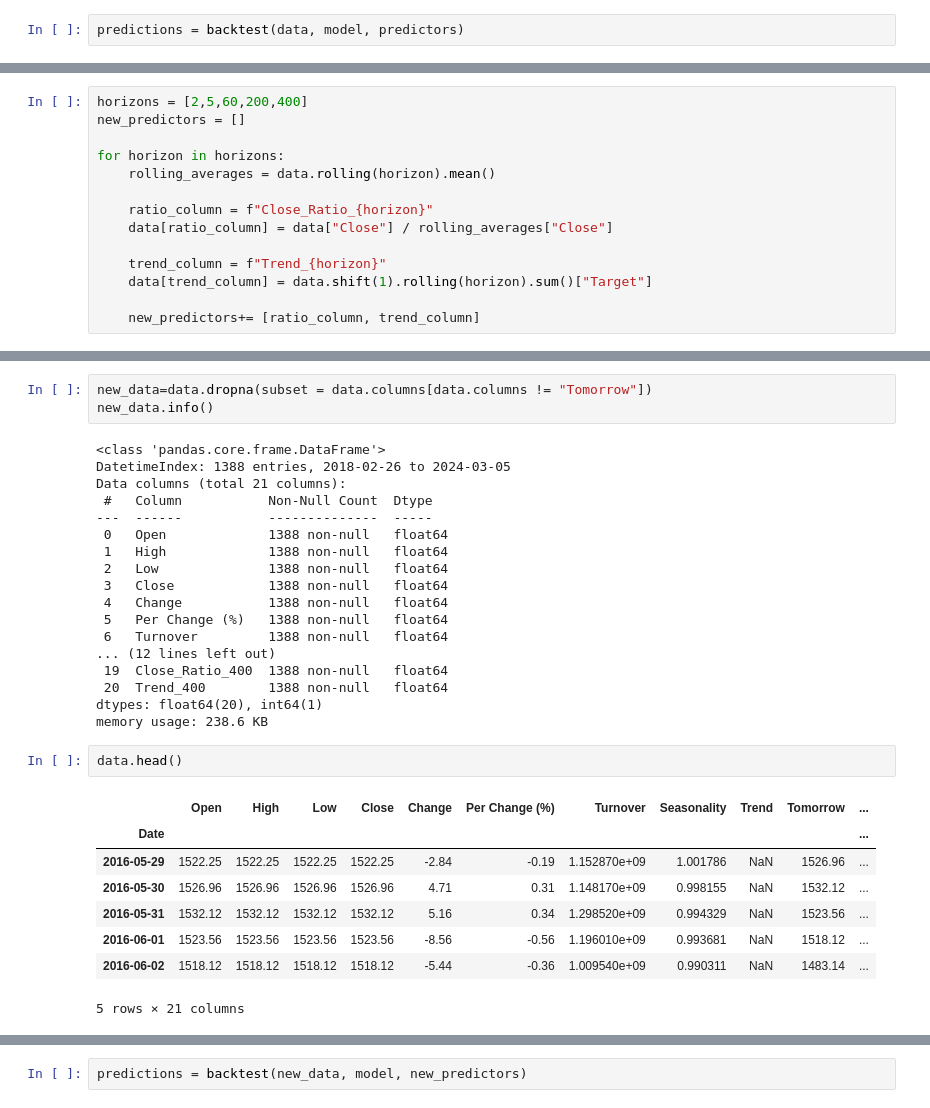
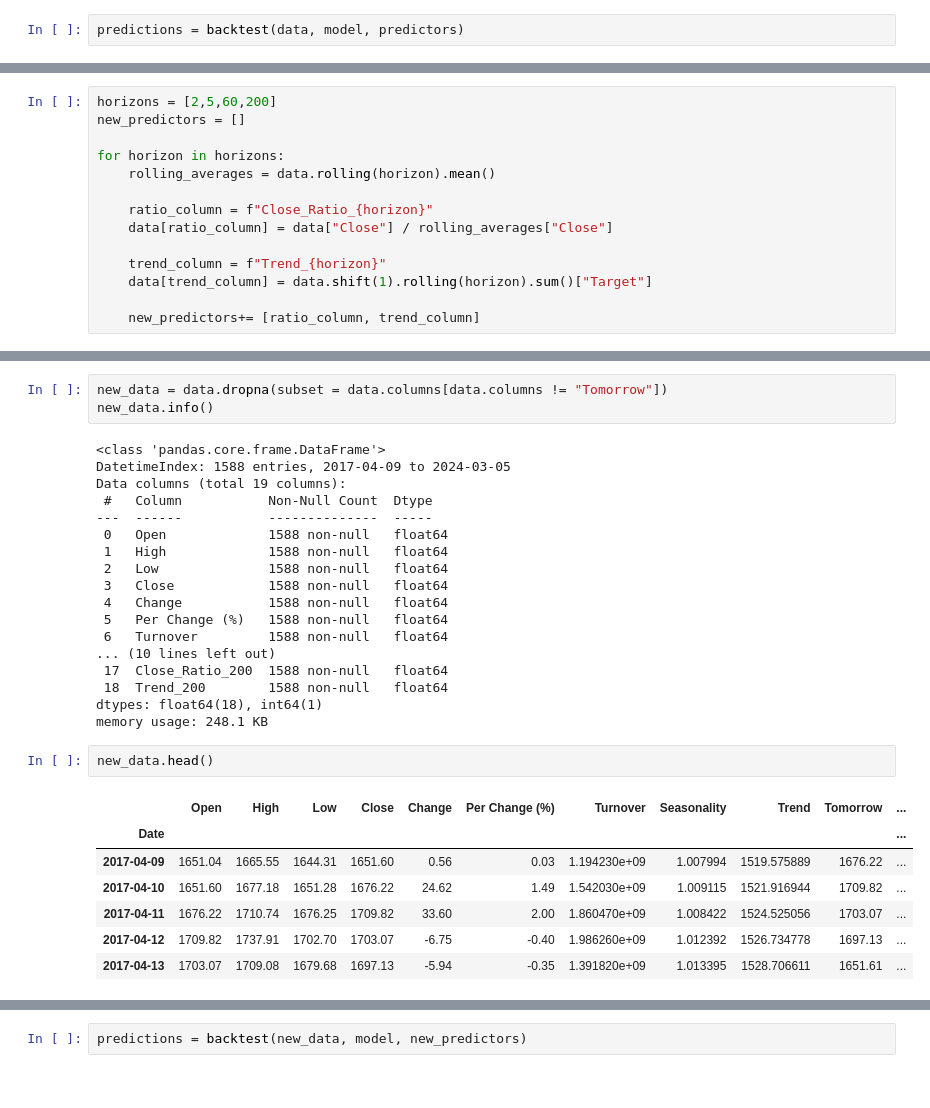
Before and after one commit to Krishna1032/Predicting-NEPSE-Index-Price, a Jupyter notebook: Untitled.ipynb, the cells around one changed output, grey strips where cells are left out. Saved outputs shown, nothing was run; the diff lists cells and outputs as text.

Commit message:
horizons

```diff
--- a/Untitled.ipynb
+++ b/Untitled.ipynb
@@ -362,5 +361,5 @@ roc_auc_score(predictions["Target"], predictions["Predictions"])
 # %%
-horizons = [2,5,60,200,400]
+horizons = [2,5,60,200]
 new_predictors = []
 
 for horizon in horizons:
@@ -376,35 +395,34 @@ for horizon in horizons:
 # %%
-new_data=data.dropna(subset = data.columns[data.columns != "Tomorrow"])
+new_data = data.dropna(subset = data.columns[data.columns != "Tomorrow"])
 new_data.info()
 # %% [output]
 <class 'pandas.core.frame.DataFrame'>
-DatetimeIndex: 1388 entries, 2018-02-26 to 2024-03-05
-Data columns (total 21 columns):
+DatetimeIndex: 1588 entries, 2017-04-09 to 2024-03-05
+Data columns (total 19 columns):
  #   Column           Non-Null Count  Dtype
 ---  ------           --------------  -----
- 0   Open             1388 non-null   float64
- 1   High             1388 non-null   float64
- 2   Low              1388 non-null   float64
- 3   Close            1388 non-null   float64
- 4   Change           1388 non-null   float64
- 5   Per Change (%)   1388 non-null   float64
- 6   Turnover         1388 non-null   float64
-... (12 lines left out)
- 19  Close_Ratio_400  1388 non-null   float64
- 20  Trend_400        1388 non-null   float64
-dtypes: float64(20), int64(1)
-memory usage: 238.6 KB
+ 0   Open             1588 non-null   float64
+ 1   High             1588 non-null   float64
+ 2   Low              1588 non-null   float64
+ 3   Close            1588 non-null   float64
+ 4   Change           1588 non-null   float64
+ 5   Per Change (%)   1588 non-null   float64
+ 6   Turnover         1588 non-null   float64
+... (10 lines left out)
+ 17  Close_Ratio_200  1588 non-null   float64
+ 18  Trend_200        1588 non-null   float64
+dtypes: float64(18), int64(1)
+memory usage: 248.1 KB
 # %%
-data.head()
+new_data.head()
 # %% [output]
 |  | Open | High | Low | Close | Change | Per Change (%) | Turnover | Seasonality | Trend | Tomorrow | ... |
 | Date |  |  |  |  |  |  |  |  |  |  | ... |
-| 2016-05-29 | 1522.25 | 1522.25 | 1522.25 | 1522.25 | -2.84 | -0.19 | 1.152870e+09 | 1.001786 | NaN | 1526.96 | ... |
-| 2016-05-30 | 1526.96 | 1526.96 | 1526.96 | 1526.96 | 4.71 | 0.31 | 1.148170e+09 | 0.998155 | NaN | 1532.12 | ... |
-| 2016-05-31 | 1532.12 | 1532.12 | 1532.12 | 1532.12 | 5.16 | 0.34 | 1.298520e+09 | 0.994329 | NaN | 1523.56 | ... |
-| 2016-06-01 | 1523.56 | 1523.56 | 1523.56 | 1523.56 | -8.56 | -0.56 | 1.196010e+09 | 0.993681 | NaN | 1518.12 | ... |
-| 2016-06-02 | 1518.12 | 1518.12 | 1518.12 | 1518.12 | -5.44 | -0.36 | 1.009540e+09 | 0.990311 | NaN | 1483.14 | ... |
+| 2017-04-09 | 1651.04 | 1665.55 | 1644.31 | 1651.60 | 0.56 | 0.03 | 1.194230e+09 | 1.007994 | 1519.575889 | 1676.22 | ... |
+| 2017-04-10 | 1651.60 | 1677.18 | 1651.28 | 1676.22 | 24.62 | 1.49 | 1.542030e+09 | 1.009115 | 1521.916944 | 1709.82 | ... |
+| 2017-04-11 | 1676.22 | 1710.74 | 1676.25 | 1709.82 | 33.60 | 2.00 | 1.860470e+09 | 1.008422 | 1524.525056 | 1703.07 | ... |
+| 2017-04-12 | 1709.82 | 1737.91 | 1702.70 | 1703.07 | -6.75 | -0.40 | 1.986260e+09 | 1.012392 | 1526.734778 | 1697.13 | ... |
+| 2017-04-13 | 1703.07 | 1709.08 | 1679.68 | 1697.13 | -5.94 | -0.35 | 1.391820e+09 | 1.013395 | 1528.706611 | 1651.61 | ... |
-5 rows × 21 columns
 # %%
 new_predictors += ["Seasonality", "Trend"]
 new_predictors
```
Also changed, not shown: parts of 18 cells of this notebook.
